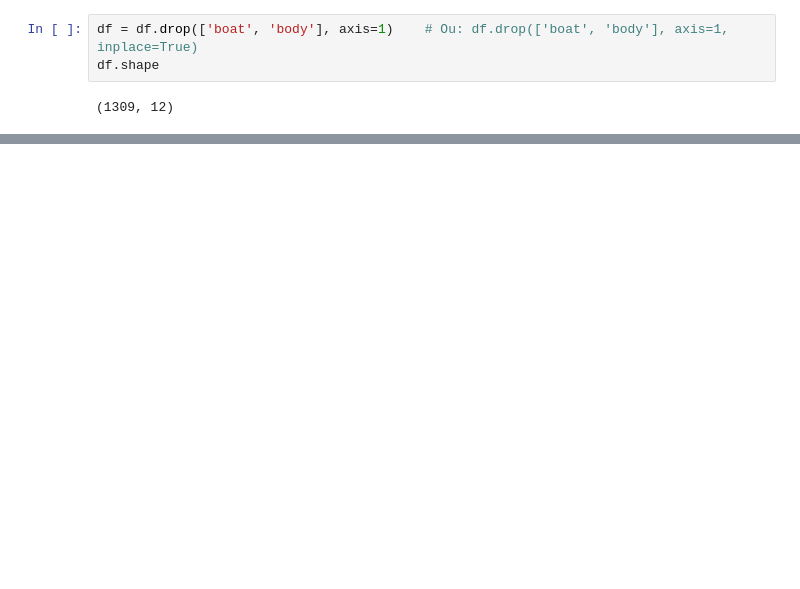
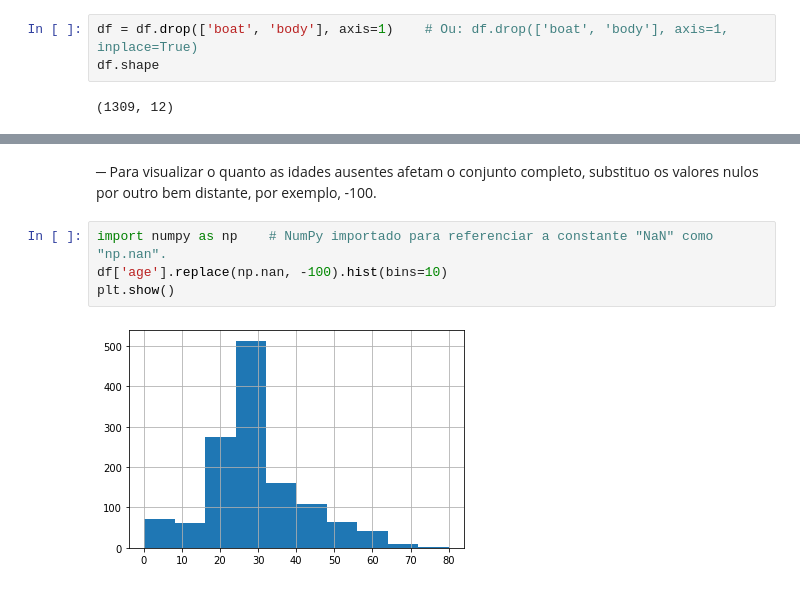
Before and after one commit to washolive/data-science, a Jupyter notebook: tratando_dados_ausentes.ipynb, the cells around one changed output, grey strips where cells are left out. Drawn from its saved outputs; the diff is of its cells as text; blank space fills up the shorter version.

```diff
--- a/tratando_dados_ausentes.ipynb
+++ b/tratando_dados_ausentes.ipynb
@@ -187,0 +230,8 @@ Mas restam ainda 5 atributos com dados ausentes:
+# %% [markdown]
+─ Para visualizar o quanto as idades ausentes afetam o conjunto completo, substituo os valores nulos por outro bem distante, por exemplo, -100.
+# %%
+import numpy as np    # NumPy importado para referenciar a constante "NaN" como "np.nan".
+df['age'].replace(np.nan, -100).hist(bins=10)
+plt.show()
+# %% [output]
+[figure, added]
```
Also changed, not shown: parts of 25 cells of this notebook, 6 other files.
